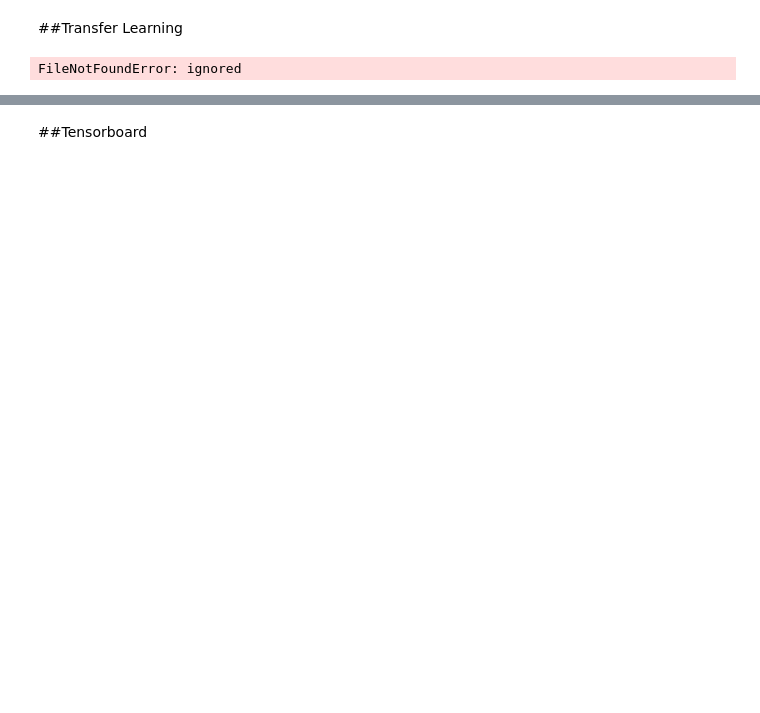
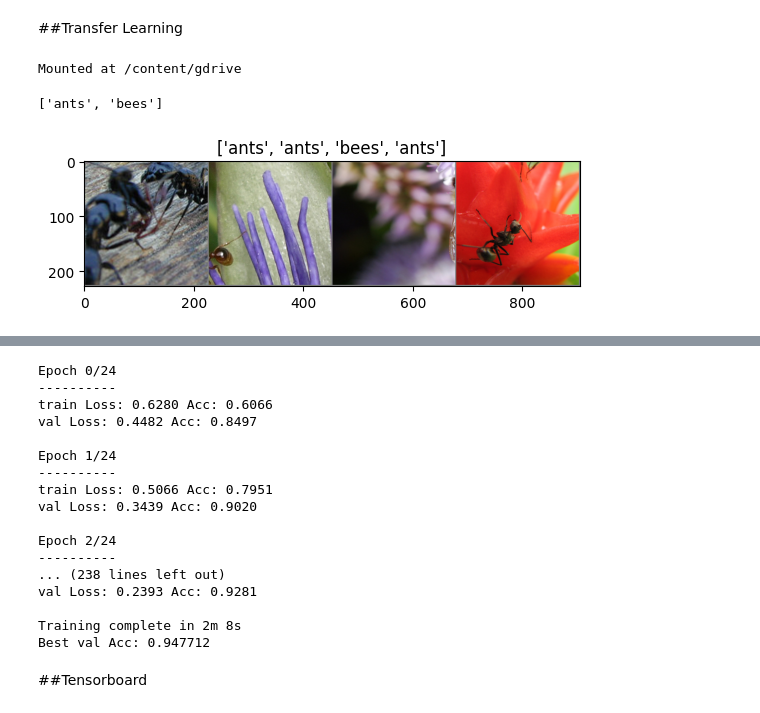
Before and after one commit to 4byc/FINAL-Examination---Machine-Learning, a Jupyter notebook: UAS_Machine_Learning_Chevhan_Walidain_1103200109.ipynb, the cells around one changed output, grey strips where cells are left out. Cells and saved outputs as stored; diff of their text form; code cells hidden in the pictures; blank space fills up the shorter version.

```diff
--- a/UAS_Machine_Learning_Chevhan_Walidain_1103200109.ipynb
+++ b/UAS_Machine_Learning_Chevhan_Walidain_1103200109.ipynb
@@ -1627,5 +1576,10 @@ Accuracy of truck: 43.4 %
 # %% [markdown]
 ##Transfer Learning
+# %%
+from google.colab import drive
+drive.mount('/content/gdrive')
+# %% [output]
+Mounted at /content/gdrive
 # %%
 import torch
 import torch.nn as nn
@@ -1657,7 +1611,7 @@ data_transforms = {
     ]),
 }
 
-data_dir = 'data/hymenoptera_data'
+data_dir = '/content/gdrive/MyDrive/dataset/hymenoptera_data'
 image_datasets = {x: datasets.ImageFolder(os.path.join(data_dir, x),
                                           data_transforms[x])
                   for x in ['train', 'val']}
@@ -1785,31 +1739,32 @@ optimizer = optim.SGD(model.parameters(), lr=0.001)
 step_lr_scheduler = lr_scheduler.StepLR(optimizer, step_size=7, gamma=0.1)
 
 model = train_model(model, criterion, optimizer, step_lr_scheduler, num_epochs=25)
 
 
 #### ConvNet as fixed feature extractor ####
 # Here, we need to freeze all the network except the final layer.
 # We need to set requires_grad == False to freeze the parameters so that the gradients are not computed in backward()
 model_conv = torchvision.models.resnet18(pretrained=True)
 for param in model_conv.parameters():
     param.requires_grad = False
 
 # Parameters of newly constructed modules have requires_grad=True by default
 num_ftrs = model_conv.fc.in_features
 model_conv.fc = nn.Linear(num_ftrs, 2)
 
 model_conv = model_conv.to(device)
 
 criterion = nn.CrossEntropyLoss()
 
 # Observe that only parameters of final layer are being optimized as
 # opposed to before.
 optimizer_conv = optim.SGD(model_conv.fc.parameters(), lr=0.001, momentum=0.9)
 
 # Decay LR by a factor of 0.1 every 7 epochs
 exp_lr_scheduler = lr_scheduler.StepLR(optimizer_conv, step_size=7, gamma=0.1)
 
 model_conv = train_model(model_conv, criterion, optimizer_conv,
                          exp_lr_scheduler, num_epochs=25)
 # %% [output]
-FileNotFoundError: ignored
+['ants', 'bees']
+[figure, added]
@@ -1816,3 +1772,20 @@ FileNotFoundError: ignored
+Epoch 0/24
+----------
+train Loss: 0.6280 Acc: 0.6066
+val Loss: 0.4482 Acc: 0.8497
+
+Epoch 1/24
+----------
+train Loss: 0.5066 Acc: 0.7951
+val Loss: 0.3439 Acc: 0.9020
+
+Epoch 2/24
+----------
+... (238 lines left out)
+val Loss: 0.2393 Acc: 0.9281
+
+Training complete in 2m 8s
+Best val Acc: 0.947712
 # %% [markdown]
 ##Tensorboard
 # %%
```
Also changed, not shown: parts of 13 cells of this notebook.
